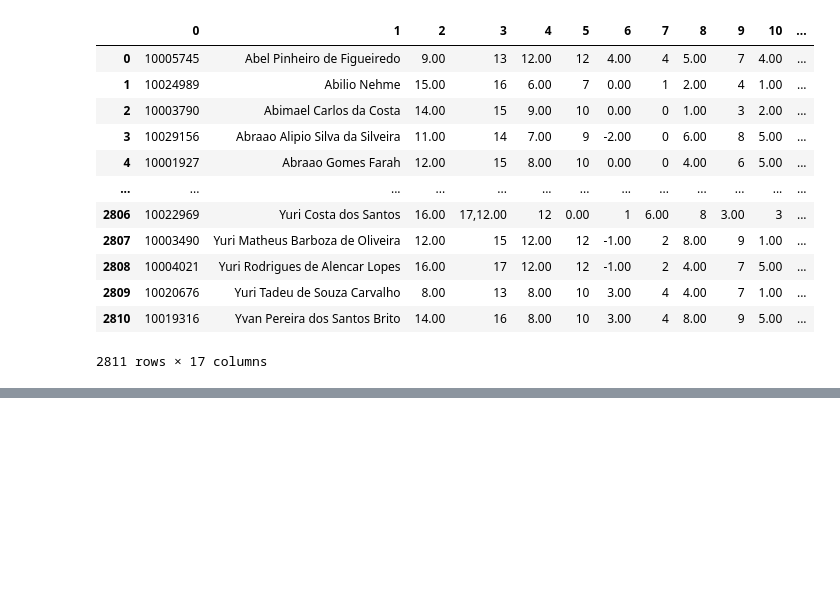
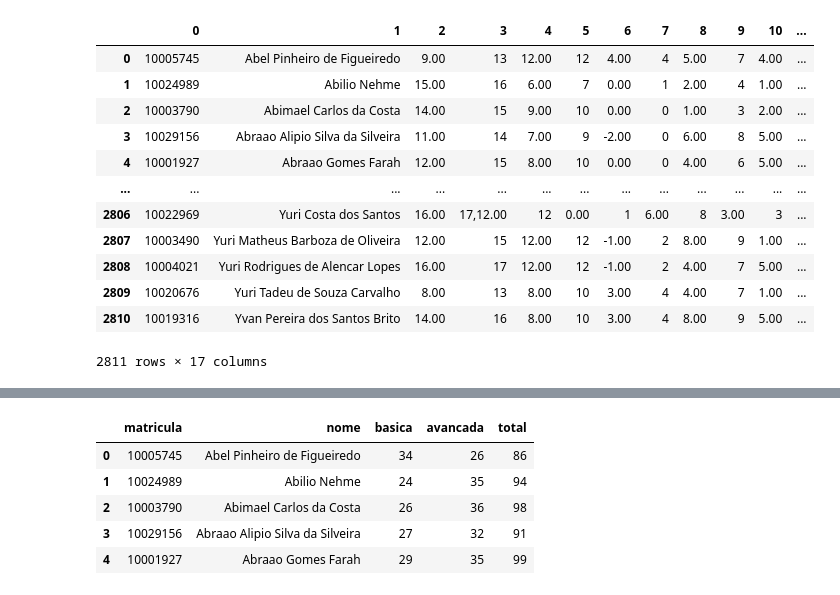
Before and after one commit to eduardo-almeida/DataScience, a Jupyter notebook: Estudo/Pontuacao.ipynb, the cells around one changed output, grey strips where cells are left out. Saved outputs shown, nothing was run; the diff lists cells and outputs as text; code cells hidden in the pictures; blank space fills up the shorter version.

```diff
--- a/Estudo/Pontuacao.ipynb
+++ b/Estudo/Pontuacao.ipynb
@@ -67,0 +89,9 @@ df_copia.tail()
+# %%
+df_Total.head()
+# %% [output]
+|  | matricula | nome | basica | avancada | total |
+| 0 | 10005745 | Abel Pinheiro de Figueiredo | 34 | 26 | 86 |
+| 1 | 10024989 | Abilio Nehme | 24 | 35 | 94 |
+| 2 | 10003790 | Abimael Carlos da Costa | 26 | 36 | 98 |
+| 3 | 10029156 | Abraao Alipio Silva da Silveira | 27 | 32 | 91 |
+| 4 | 10001927 | Abraao Gomes Farah | 29 | 35 | 99 |
```
Also changed, not shown: parts of 12 cells of this notebook, 19 other files.
